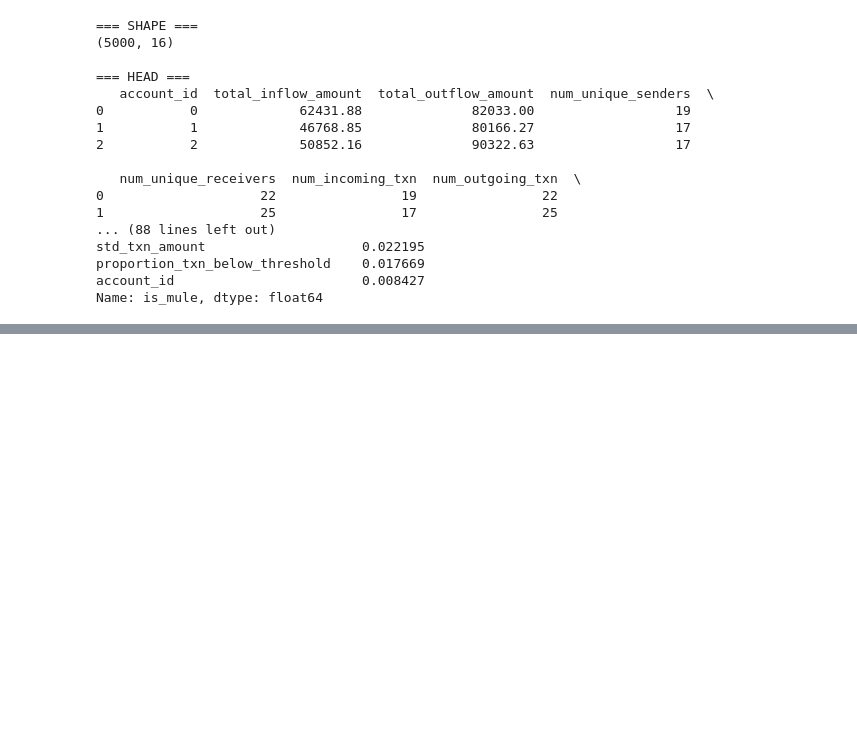
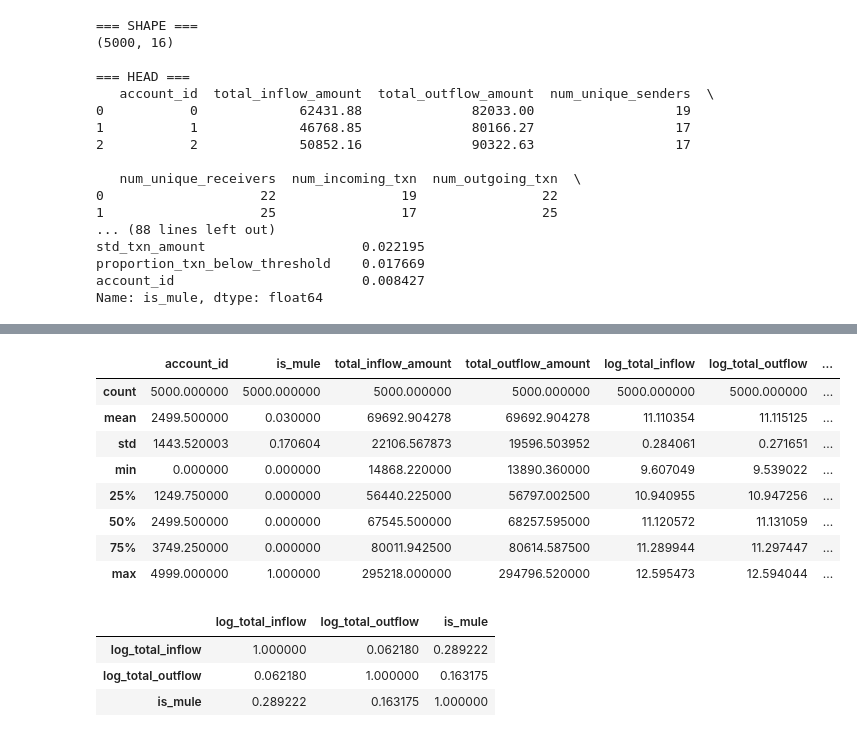
Before and after one commit to vijaivimu/aml-mule-risk-scoring, a Jupyter notebook: notebooks/02_feature_engineering.ipynb, the cells around one changed output, grey strips where cells are left out. Drawn from its saved outputs; the diff is of its cells as text; code cells hidden in the pictures; blank space fills up the shorter version.

```diff
--- a/notebooks/02_feature_engineering.ipynb
+++ b/notebooks/02_feature_engineering.ipynb
@@ -400,3 +400,24 @@ std_txn_amount                    0.022195
 proportion_txn_below_threshold    0.017669
 account_id                        0.008427
 Name: is_mule, dtype: float64
+# %%
+import numpy as np
+
+features["log_total_inflow"]  = np.log1p(features["total_inflow_amount"])
+features["log_total_outflow"] = np.log1p(features["total_outflow_amount"])
+# %%
+cols = [
+    "account_id",
+    "is_mule",
+    "total_inflow_amount", "total_outflow_amount",
+    "log_total_inflow", "log_total_outflow",
+    "num_unique_senders", "num_unique_receivers",
+    "num_incoming_txn", "num_outgoing_txn",
+    "txn_velocity_per_day",
+    "num_txn_below_threshold",
+    "proportion_txn_below_threshold",
+    "avg_txn_amount", "std_txn_amount",
+    "zscore_outflow", "net_flow", "ratio_in_out",
+]
+
+features = features[cols]
@@ -402,0 +440,19 @@ Name: is_mule, dtype: float64
+# %%
+features.describe()
+# %% [output]
+|  | account_id | is_mule | total_inflow_amount | total_outflow_amount | log_total_inflow | log_total_outflow | ... |
+| count | 5000.000000 | 5000.000000 | 5000.000000 | 5000.000000 | 5000.000000 | 5000.000000 | ... |
+| mean | 2499.500000 | 0.030000 | 69692.904278 | 69692.904278 | 11.110354 | 11.115125 | ... |
+| std | 1443.520003 | 0.170604 | 22106.567873 | 19596.503952 | 0.284061 | 0.271651 | ... |
+| min | 0.000000 | 0.000000 | 14868.220000 | 13890.360000 | 9.607049 | 9.539022 | ... |
+| 25% | 1249.750000 | 0.000000 | 56440.225000 | 56797.002500 | 10.940955 | 10.947256 | ... |
+| 50% | 2499.500000 | 0.000000 | 67545.500000 | 68257.595000 | 11.120572 | 11.131059 | ... |
+| 75% | 3749.250000 | 0.000000 | 80011.942500 | 80614.587500 | 11.289944 | 11.297447 | ... |
+| max | 4999.000000 | 1.000000 | 295218.000000 | 294796.520000 | 12.595473 | 12.594044 | ... |
+# %%
+features[["log_total_inflow","log_total_outflow","is_mule"]].corr()
+# %% [output]
+|  | log_total_inflow | log_total_outflow | is_mule |
+| log_total_inflow | 1.000000 | 0.062180 | 0.289222 |
+| log_total_outflow | 0.062180 | 1.000000 | 0.163175 |
+| is_mule | 0.289222 | 0.163175 | 1.000000 |
```
Also changed, not shown: parts of 1 cell of this notebook, 17 other files.
